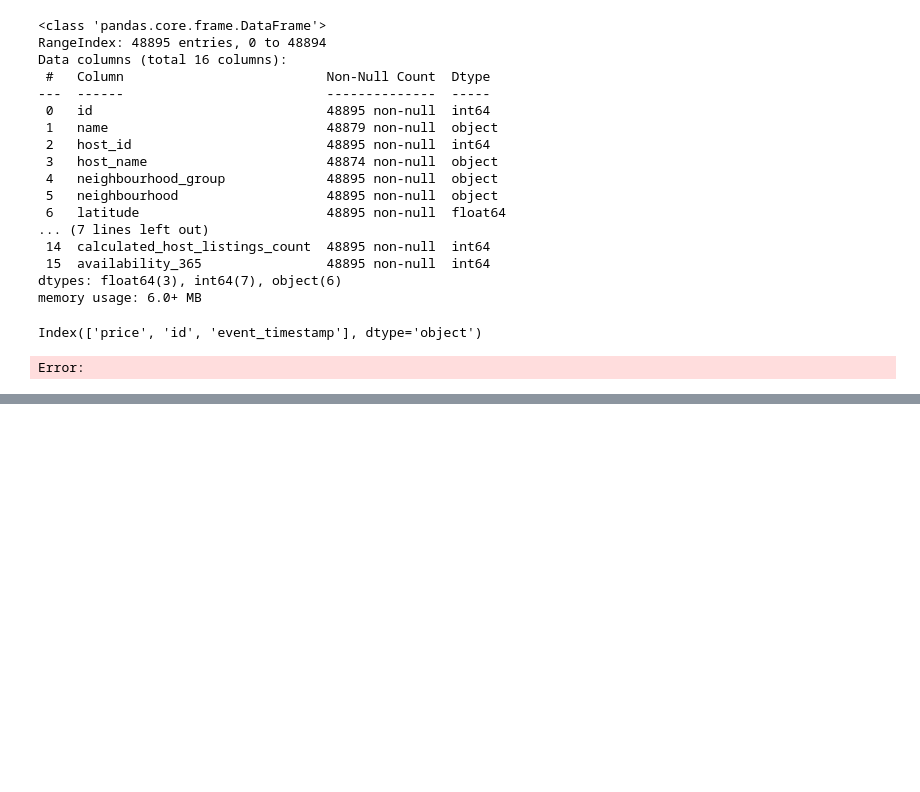
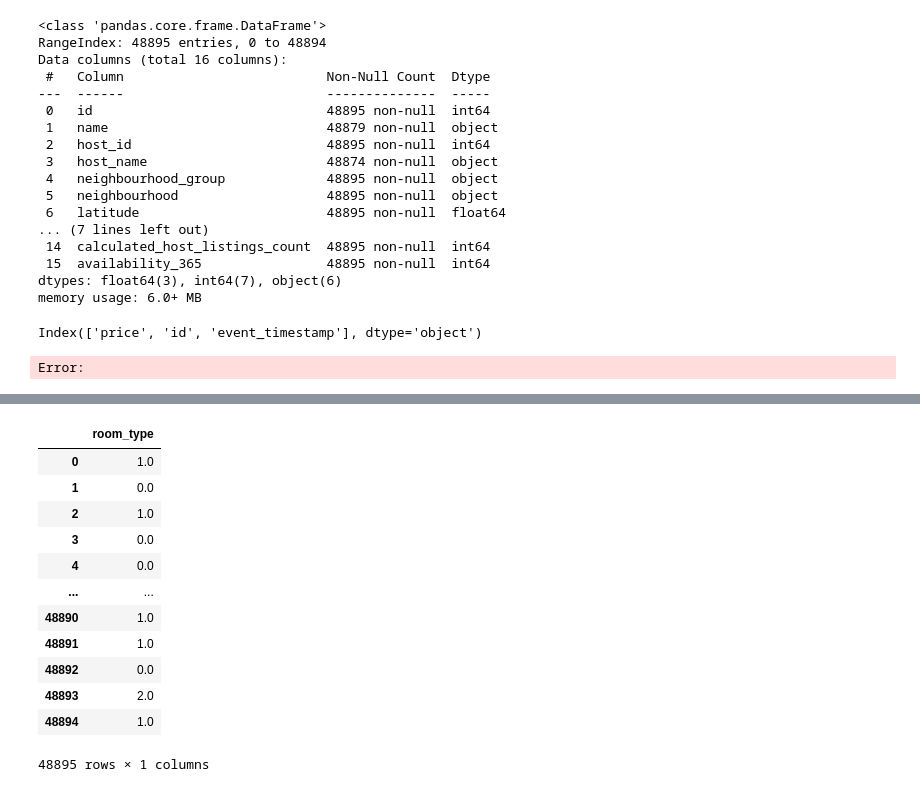
Before and after one commit to o-Senpai-o/MLOPs_workflow, a Jupyter notebook: notebooks/EDA/basic.ipynb, the cells around one changed output, grey strips where cells are left out. Cells and saved outputs as stored; diff of their text form; code cells hidden in the pictures; blank space fills up the shorter version.

Commit message:
changed whole pipeline

```diff
--- a/notebooks/EDA/basic.ipynb
+++ b/notebooks/EDA/basic.ipynb
@@ -88,7 +69,7 @@ def get_feature_transformation_pipeline():
     """
 
     # Categorical Features
-    ordinal_categorical = ["room_type"]
+    # ordinal_categorical = ["room_type"]
     non_ordinal_categorical = ["neighbourhood_group"]
 
     ordinal_categorical_preproc = OrdinalEncoder()
@@ -98,8 +79,10 @@ def get_feature_transformation_pipeline():
         OneHotEncoder(handle_unknown="ignore")
     )
 
+    ordinal_categorical = ["room_type"]
+    non_ordinal_categorical = ["neighbourhood_group"]
     # Numerical Features with Zero Imputation
-    zero_imputed = [
+    zero_imputed_columns = [
         "minimum_nights",
         "number_of_reviews",
         "reviews_per_month",
@@ -126,9 +109,9 @@ def get_feature_transformation_pipeline():
     # Column Transformer
     preprocessor = ColumnTransformer(
         transformers=[
-            ("ordinal_cat", ordinal_categorical_preproc, ordinal_categorical),
+            # ("ordinal_cat", ordinal_categorical_preproc, ordinal_categorical),
             ("non_ordinal_cat", non_ordinal_categorical_preproc, non_ordinal_categorical),
-            ("impute_zero", zero_imputer, zero_imputed),
+            ("impute_zero", zero_imputer, zero_imputed_columns),
             ("transform_date", date_imputer, ["last_review"]),
             ("transform_name", name_tfidf, ["name"])
         ],
@@ -136,19 +119,19 @@ def get_feature_transformation_pipeline():
     )
 
     # Feature Lists
-    processed_features = ordinal_categorical + non_ordinal_categorical + zero_imputed + ["last_review", "name"]
+    processed_features = ordinal_categorical + non_ordinal_categorical + zero_imputed_columns + ["last_review", "name"]
 
     new_features = ordinal_categorical + \
                    ['neighbourhood_group_Bronx', 'neighbourhood_group_Brooklyn',
                     'neighbourhood_group_Manhattan', 'neighbourhood_group_Queens',
                     'neighbourhood_group_Staten Island'] + \
-                   zero_imputed + ['last_review'] + \
+                   zero_imputed_columns + ['last_review'] + \
                    ['apartment', 'bedroom', 'cozy', 'private', 'room']
 
     # Final Pipeline
-    feature_transformation_pipeline = Pipeline(
-        steps=[("preprocessor", preprocessor)]
-    )
+    # feature_transformation_pipeline = Pipeline(
+    #     steps=[("preprocessor", preprocessor)]
+    # )
 
     return feature_transformation_pipeline, processed_features, new_features
 # %%
@@ -196,0 +330,16 @@ Error:
+# %%
+pd.DataFrame(x, columns = ['room_type'])
+# %% [output]
+|  | room_type |
+| 0 | 1.0 |
+| 1 | 0.0 |
+| 2 | 1.0 |
+| 3 | 0.0 |
+| 4 | 0.0 |
+| ... | ... |
+| 48890 | 1.0 |
+| 48891 | 1.0 |
+| 48892 | 0.0 |
+| 48893 | 2.0 |
+| 48894 | 1.0 |
+48895 rows × 1 columns
```
Also changed, not shown: parts of 17 cells of this notebook, 38 other files.
